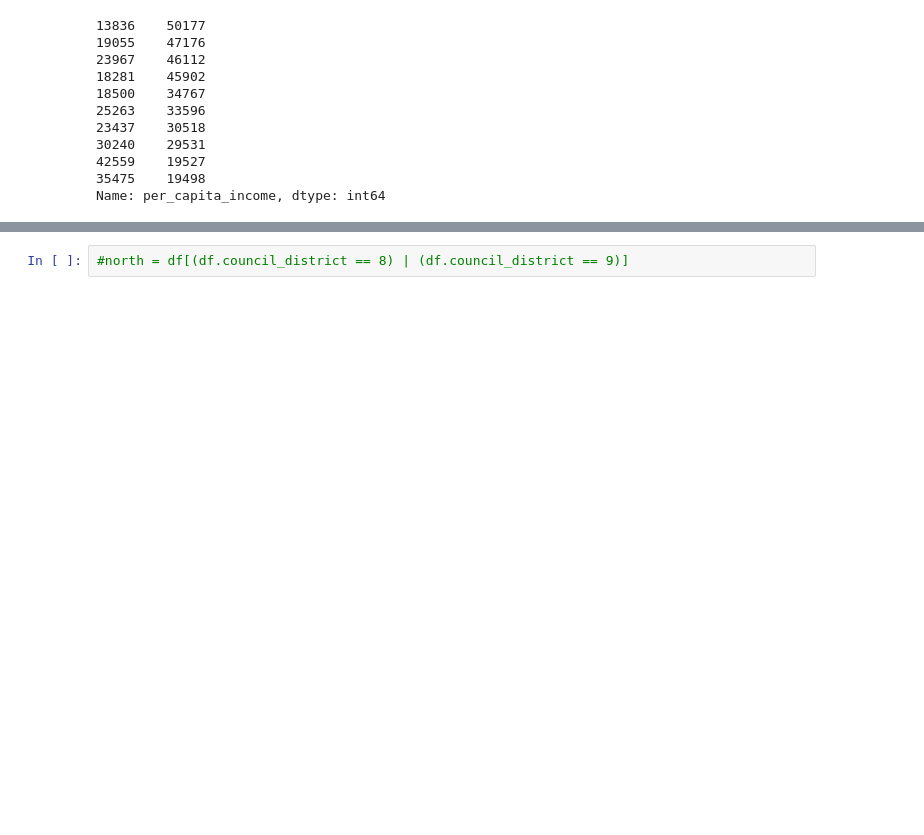
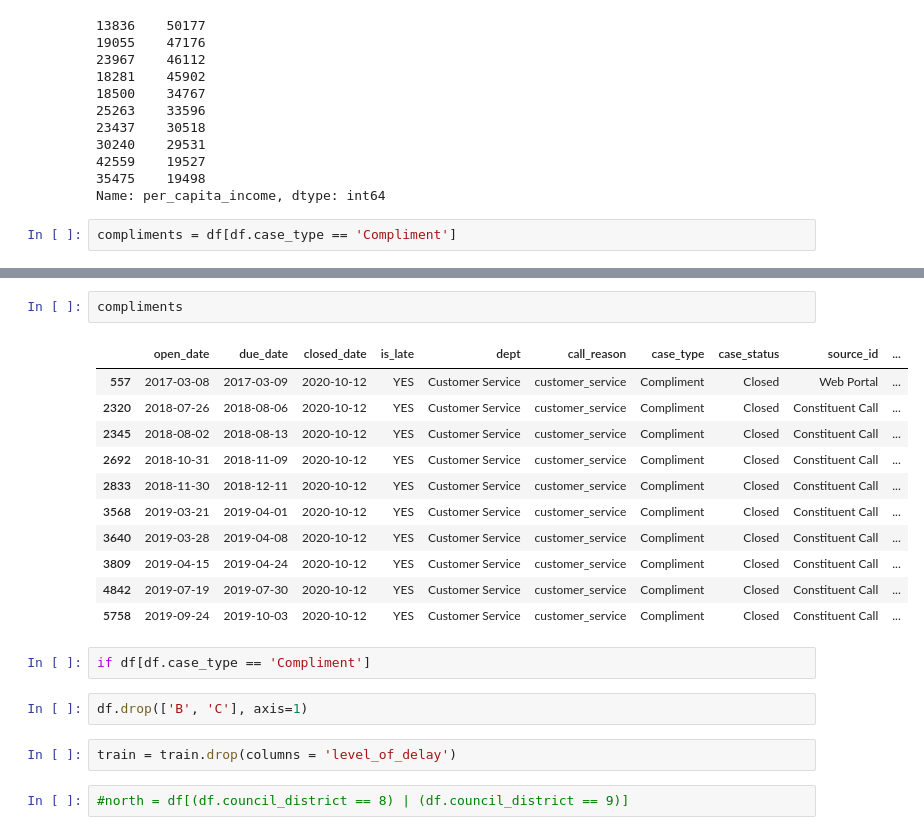
Before and after one commit to 3-1-1-Codeup/project, a Jupyter notebook: workbooks/lori/tableau.ipynb, the cells around one changed output, grey strips where cells are left out. Drawn from its saved outputs; the diff is of its cells as text; blank space fills up the shorter version.

Commit message:
tableau workbook

```diff
--- a/workbooks/lori/tableau.ipynb
+++ b/workbooks/lori/tableau.ipynb
@@ -338,3 +338,5 @@ df.per_capita_income.value_counts()
 42559    19527
 35475    19498
 Name: per_capita_income, dtype: int64
+# %%
+compliments = df[df.case_type == 'Compliment']
@@ -341,3 +367,23 @@ Name: per_capita_income, dtype: int64
+# %%
+compliments
+# %% [output]
+|  | open_date | due_date | closed_date | is_late | dept | call_reason | case_type | case_status | source_id | ... |
+| 557 | 2017-03-08 | 2017-03-09 | 2020-10-12 | YES | Customer Service | customer_service | Compliment | Closed | Web Portal | ... |
+| 2320 | 2018-07-26 | 2018-08-06 | 2020-10-12 | YES | Customer Service | customer_service | Compliment | Closed | Constituent Call | ... |
+| 2345 | 2018-08-02 | 2018-08-13 | 2020-10-12 | YES | Customer Service | customer_service | Compliment | Closed | Constituent Call | ... |
+| 2692 | 2018-10-31 | 2018-11-09 | 2020-10-12 | YES | Customer Service | customer_service | Compliment | Closed | Constituent Call | ... |
+| 2833 | 2018-11-30 | 2018-12-11 | 2020-10-12 | YES | Customer Service | customer_service | Compliment | Closed | Constituent Call | ... |
+| 3568 | 2019-03-21 | 2019-04-01 | 2020-10-12 | YES | Customer Service | customer_service | Compliment | Closed | Constituent Call | ... |
+| 3640 | 2019-03-28 | 2019-04-08 | 2020-10-12 | YES | Customer Service | customer_service | Compliment | Closed | Constituent Call | ... |
+| 3809 | 2019-04-15 | 2019-04-24 | 2020-10-12 | YES | Customer Service | customer_service | Compliment | Closed | Constituent Call | ... |
+| 4842 | 2019-07-19 | 2019-07-30 | 2020-10-12 | YES | Customer Service | customer_service | Compliment | Closed | Constituent Call | ... |
+| 5758 | 2019-09-24 | 2019-10-03 | 2020-10-12 | YES | Customer Service | customer_service | Compliment | Closed | Constituent Call | ... |
+# %%
+if df[df.case_type == 'Compliment']
+# %%
+df.drop(['B', 'C'], axis=1)
+# %%
+train = train.drop(columns = 'level_of_delay')
 # %%
 #north = df[(df.council_district == 8) | (df.council_district == 9)]
 # %%
```
Also changed, not shown: parts of 2 cells of this notebook.
